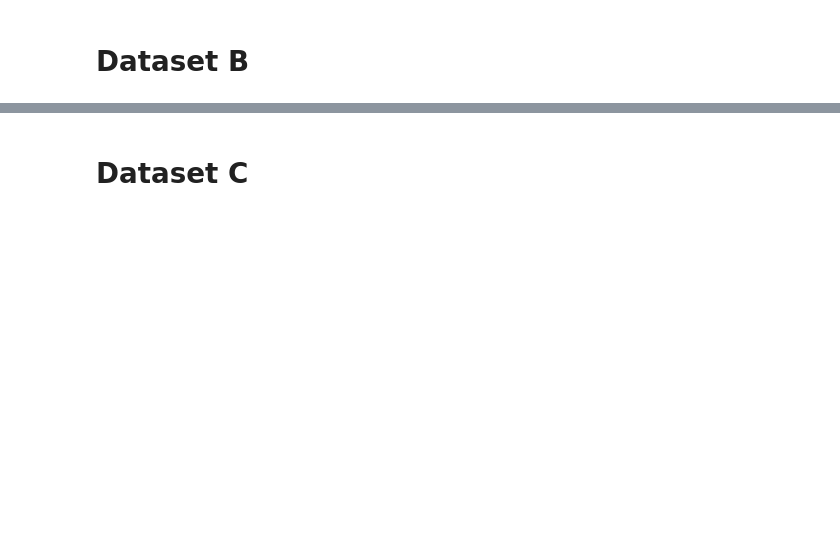
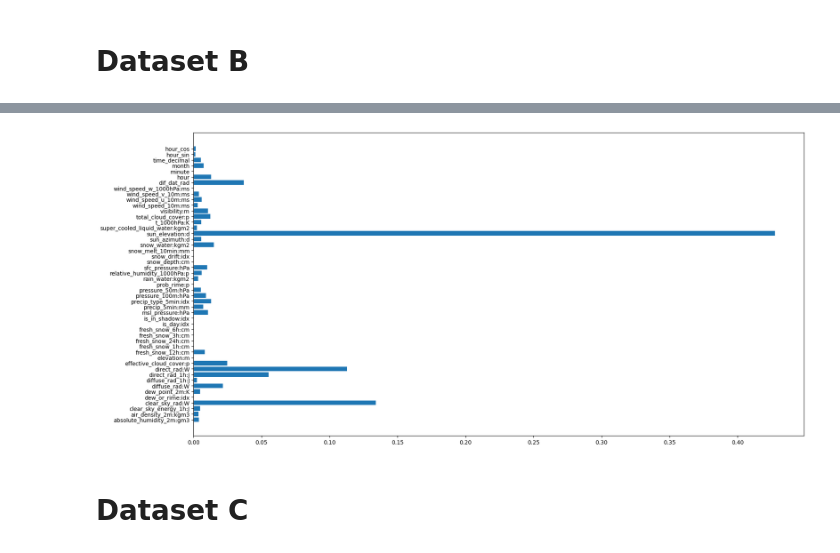
Before and after one commit to simenfritzner/TDT4173-ML-task, a Jupyter notebook: src/Models/XGB/XGBoost.ipynb, the cells around one changed output, grey strips where cells are left out. Saved outputs shown, nothing was run; the diff lists cells and outputs as text; code cells hidden in the pictures; blank space fills up the shorter version.

```diff
--- a/src/Models/XGB/XGBoost.ipynb
+++ b/src/Models/XGB/XGBoost.ipynb
@@ -81,9 +90,12 @@ xgb_a.pred()
 # %% [markdown]
 # Dataset B
+# %%
+selected_features_b = selected_features
+hyperparameters_b = hyperparameters
+wanted_months_b = wanted_months
 # %%
-selected_features_b = selected_features
-hyperparameters_b = hyperparameters
-X_train_b, y_train_b = prepare_data_rf_a(X_observed_b, X_estimated_b, y_b, selected_features_b)
+X_train_b = prepare_X(X_observed_b, X_estimated_b, selected_features_b, wanted_months_b)
+X_train_b, y_train_b = resize_training_data(X_train_b, y_b)
 X_test_b = prepare_testdata_rf_a(X_test_b, selected_features_b)
 # %%
 xgb_b = XGB_model(hyperparameters_b, X_train_b, X_test_b, y_train_b)
@@ -95,5 +109,9 @@ Mean cross-validation score: 32.11606204697357
 # %%
 xgb_b.fit()
 xgb_b.pred()
+xgb_b_test_pred = xgb_b.prediction
+xgb_b.feature_importence_plot()
+# %% [output]
+[figure, added]
 # %% [markdown]
 # Dataset C
```
Also changed, not shown: parts of 16 cells of this notebook, 6 other files.
